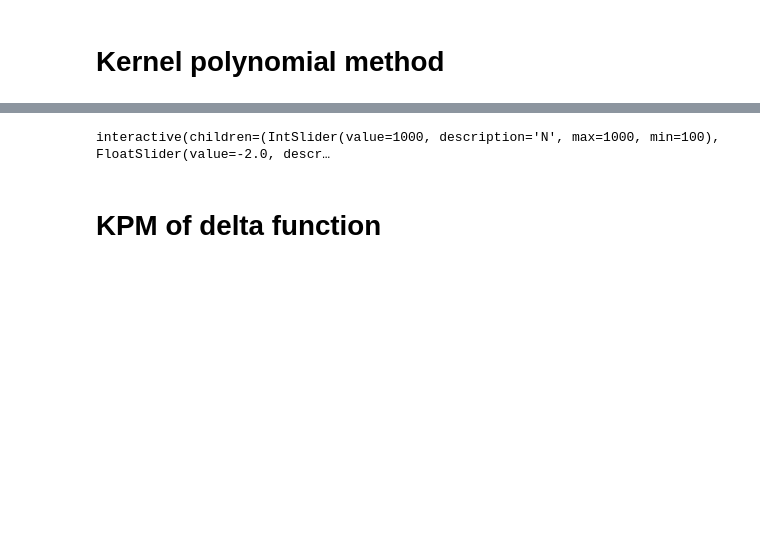
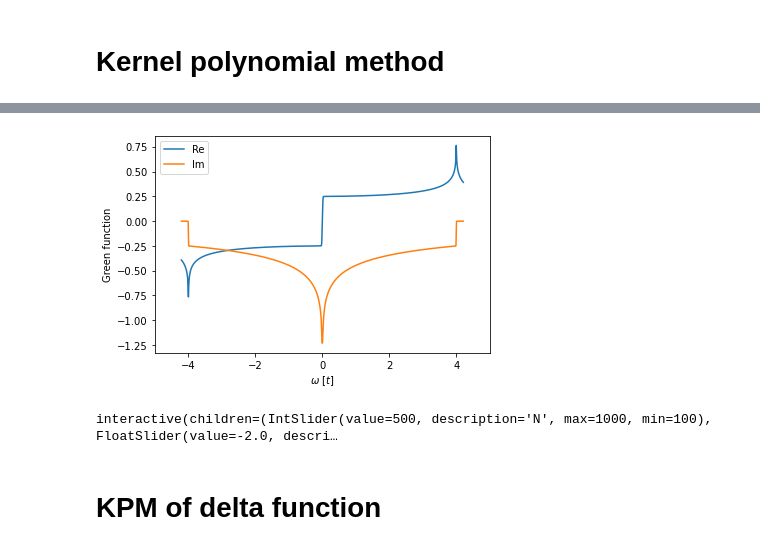
Before and after one commit to emascot/Methods, a Jupyter notebook: Krylov methods.ipynb, the cells around one changed output, grey strips where cells are left out. Drawn from its saved outputs; the diff is of its cells as text; code cells hidden in the pictures; blank space fills up the shorter version.

Commit message:
Added retarded Greens function and details on resolution

```diff
--- a/Krylov methods.ipynb
+++ b/Krylov methods.ipynb
@@ -195,6 +278,17 @@ plt.show()
+# %%
+fig, ax = plt.subplots()
+ax.plot(_a*x+_b, G.real/_a, label='Re')
+ax.plot(_a*x+_b, G.imag/_a, label='Im')
+ax.legend()
+ax.set_xlim(omega[0], omega[-1])
+ax.set_xlabel(r'$\omega$ [$t$]')
+ax.set_ylabel('Green function')
+plt.show()
+# %% [output]
+[figure, added]
 # %%
 @interact(N=(100, len(a)), log_delta=(-5., -1.))
-def compare_cutoff(N=1000, log_delta=-2):
+def compare_cutoff(N=500, log_delta=-2):
     delta = 10**log_delta
     ldos = -greens_function(omega+1j*10**log_delta, a[:N], b[:N]).imag / np.pi
 
@@ -219,7 +313,7 @@ def compare_cutoff(N=1000, log_delta=-2):
     ax.set_ylabel('LDOS')
     plt.show()
 # %% [output]
-interactive(children=(IntSlider(value=1000, description='N', max=1000, min=100), FloatSlider(value=-2.0, descr…
+interactive(children=(IntSlider(value=500, description='N', max=1000, min=100), FloatSlider(value=-2.0, descri…
 # %% [markdown]
 # KPM of delta function
 # %%
```
Also changed, not shown: parts of 9 cells of this notebook, 1 other file.
